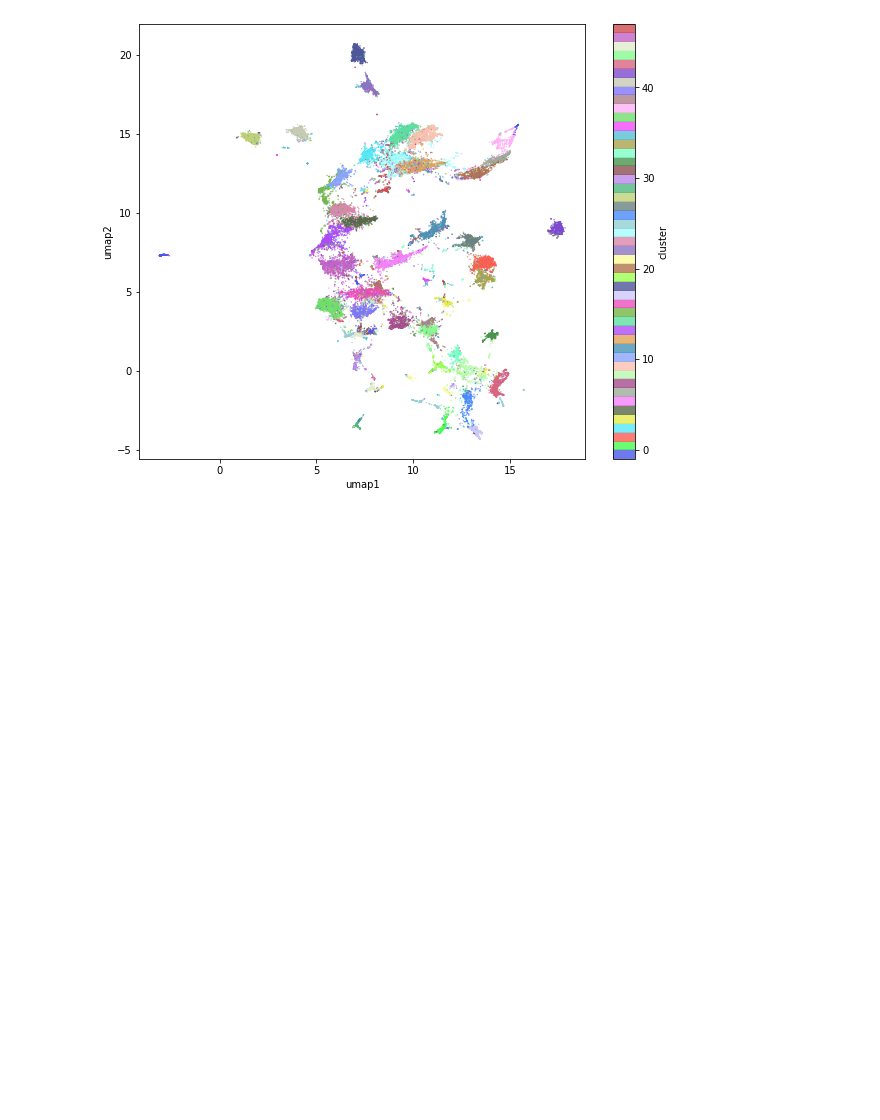
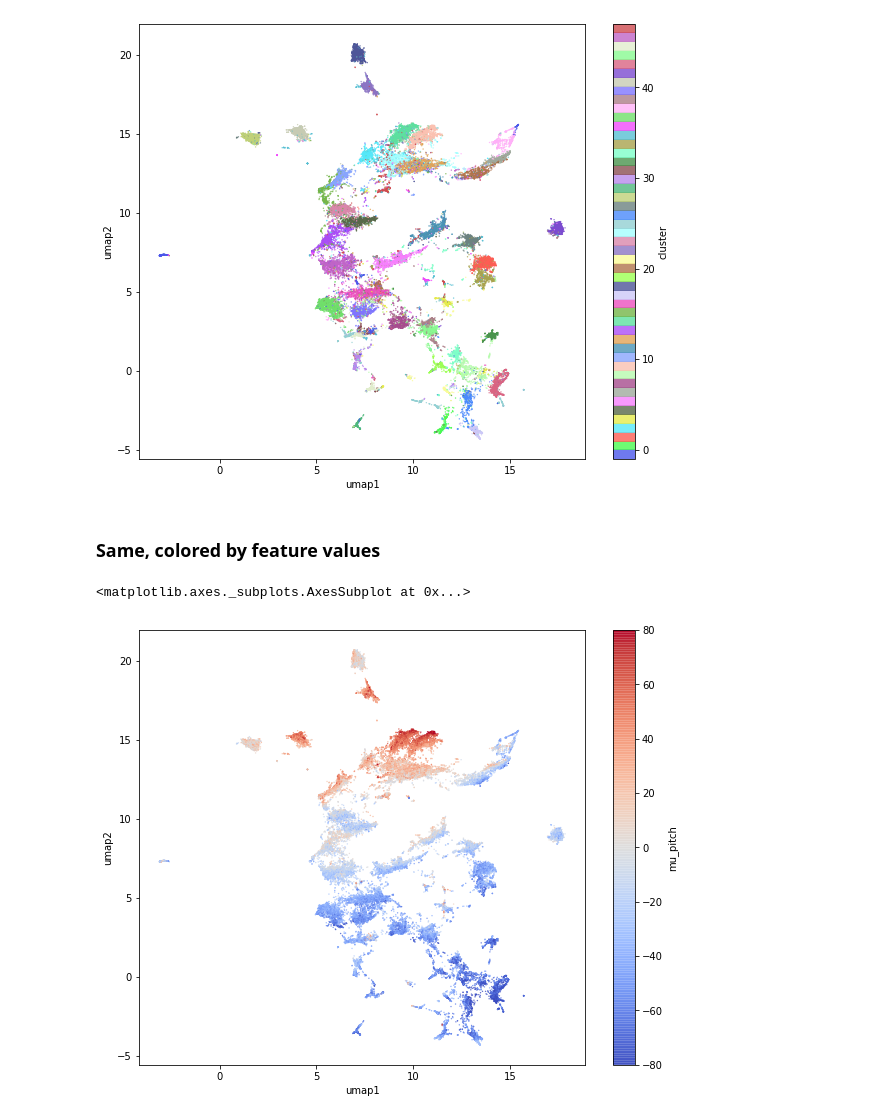
Before and after one commit to rfayat/DISSeCT, a Jupyter notebook: notebooks/03_clustering.ipynb, the cells around one changed output. Cells and saved outputs as stored; diff of their text form; code cells hidden in the pictures; blank space fills up the shorter version.

```diff
--- a/notebooks/03_clustering.ipynb
+++ b/notebooks/03_clustering.ipynb
@@ -164,3 +164,18 @@ P.plot(kind="scatter", x="umap1", y="umap2", ax=ax, c="cluster", colorbar=True,
 # %% [output]
 <matplotlib.axes._subplots.AxesSubplot at 0x...>
 [figure]
+# %% [markdown]
+### Same, colored by feature values
+# %%
+# Head roll and pitch
+P["mu_roll"] = -np.degrees(np.arctan2(features.attitude_muy, features.attitude_muz))
+P["mu_pitch"] = -np.degrees(np.arctan2(-features.attitude_mux,
+                                       np.sqrt(features.attitude_muy**2 + features.attitude_muz**2)))
+# %%
+fig, ax = plt.subplots(figsize=(10, 8))
+P.join(features).plot(kind="scatter", x="umap1", y="umap2",
+                      ax=ax, c="mu_pitch", ec=None, cmap="coolwarm",
+                      s=2, alpha=.8, vmin=-80, vmax=80)
+# %% [output]
+<matplotlib.axes._subplots.AxesSubplot at 0x...>
+[figure, added]
```
Also changed, not shown: parts of 2 cells of this notebook, 5 other files.
